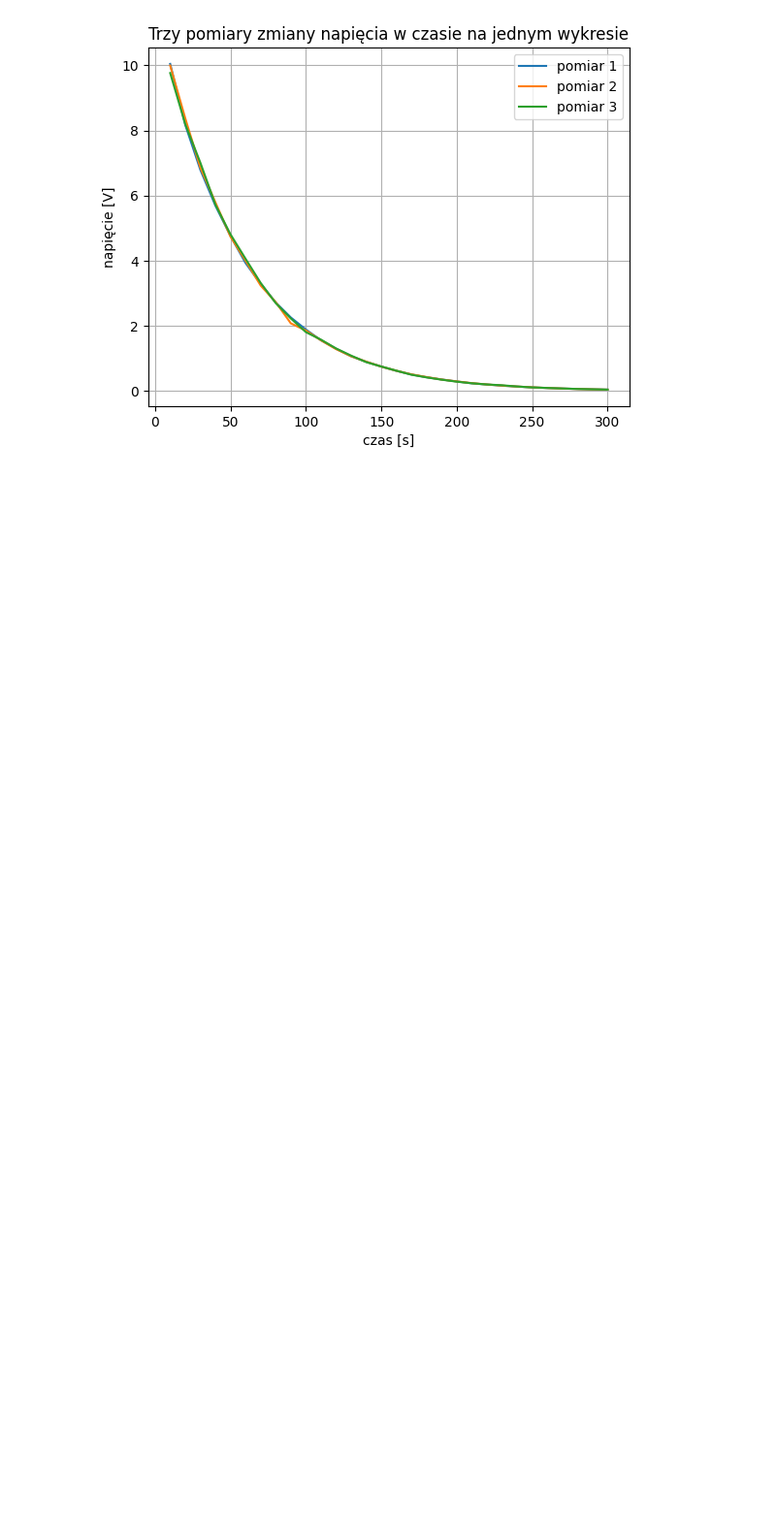
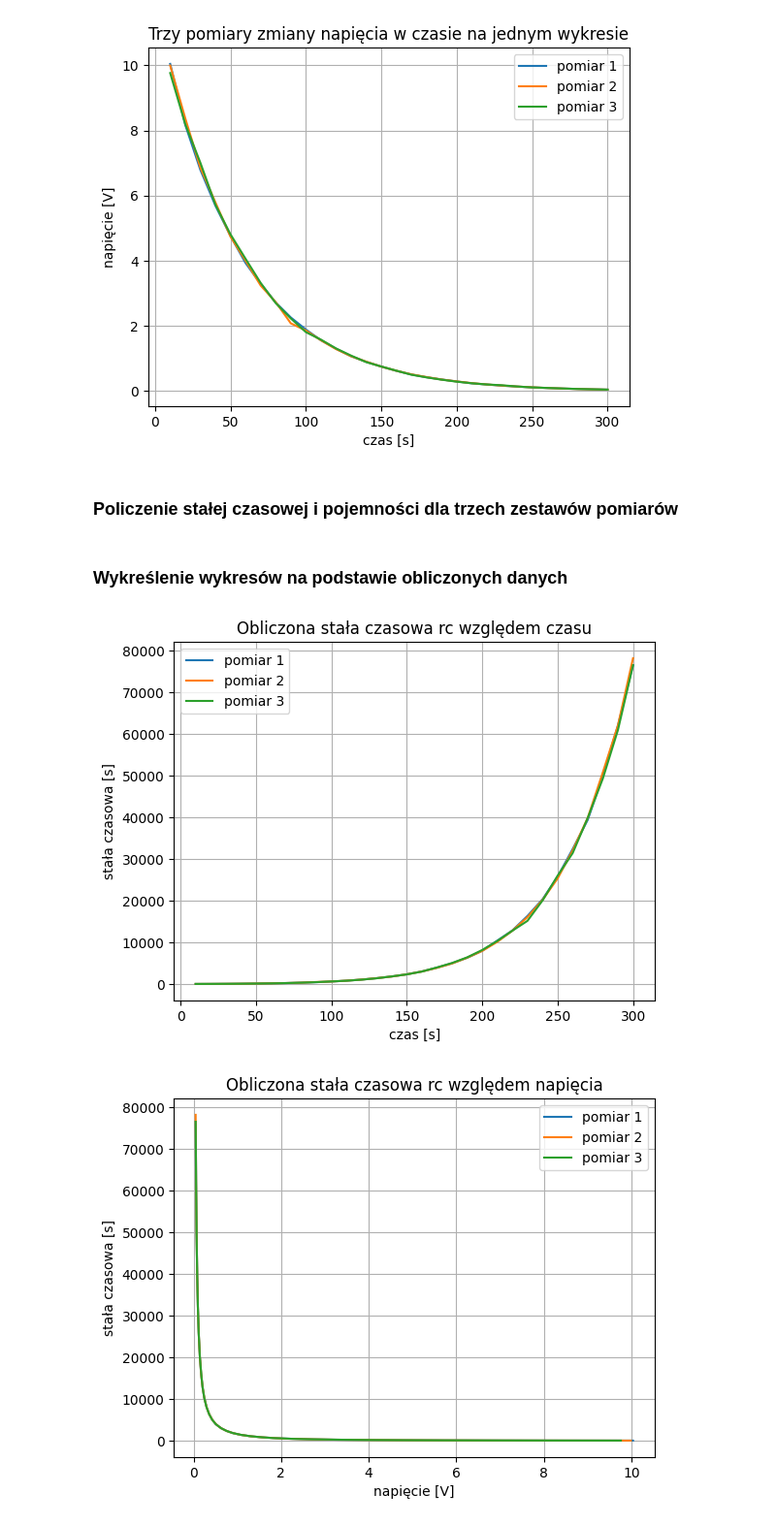
Before and after one commit to mateusz-lisowski/fiz-labs, a Jupyter notebook: lab3/report.ipynb, the cells around one changed output. Shown at 97% size. Cells and saved outputs as stored; diff of their text form; code cells hidden in the pictures; blank space fills up the shorter version.

```diff
--- a/lab3/report.ipynb
+++ b/lab3/report.ipynb
@@ -171,2 +222,4 @@ plot_three_from_df(mesurement_2_1, mesurement_2_2, mesurement_2_3)
 # %% [output]
 [figure]
+# %% [markdown]
+### Policzenie stałej czasowej i pojemności dla trzech zestawów pomiarów
@@ -172,0 +247,25 @@ plot_three_from_df(mesurement_2_1, mesurement_2_2, mesurement_2_3)
+# %% [markdown]
+### Wykreślenie wykresów na podstawie obliczonych danych
+# %%
+# Utworzenie wykresu rc względem t z trzema pomiarami
+plot_from_multiple_dfs(
+    title='Obliczona stała czasowa rc względem czasu',
+    dfs=(mesurement_2_1, mesurement_2_2, mesurement_2_3),
+    x_name='t',
+    y_name='rc',
+    x_label='czas [s]',
+    y_label='stała czasowa [s]'
+)
+
+# Utworzenie wykresu rc względem v z trzema pomiarami
+plot_from_multiple_dfs(
+    title='Obliczona stała czasowa rc względem napięcia',
+    dfs=(mesurement_2_1, mesurement_2_2, mesurement_2_3),
+    x_name='v',
+    y_name='rc',
+    x_label='napięcie [V]',
+    y_label='stała czasowa [s]'
+)
+# %% [output]
+[figure, added]
+[figure, added]
```
Also changed, not shown: parts of 19 cells of this notebook.
